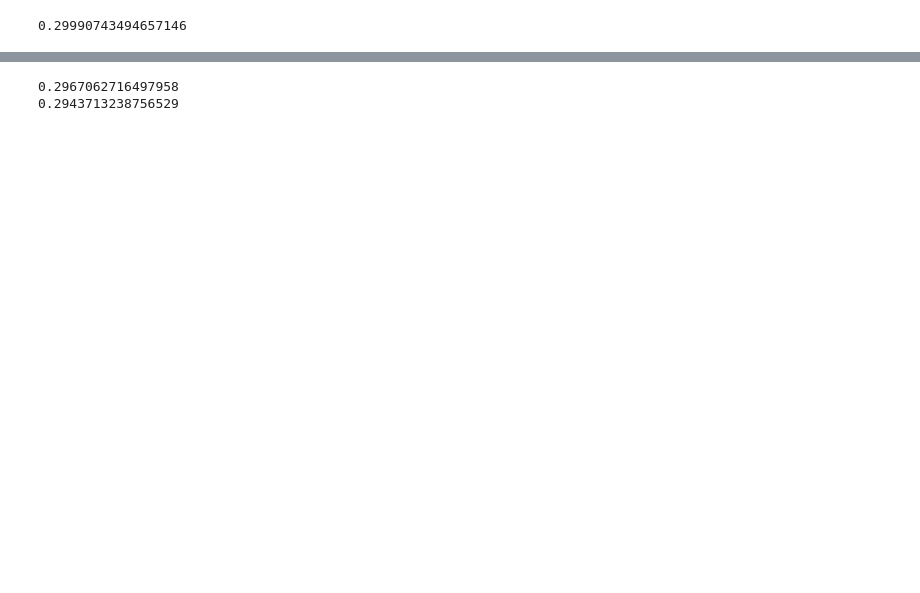
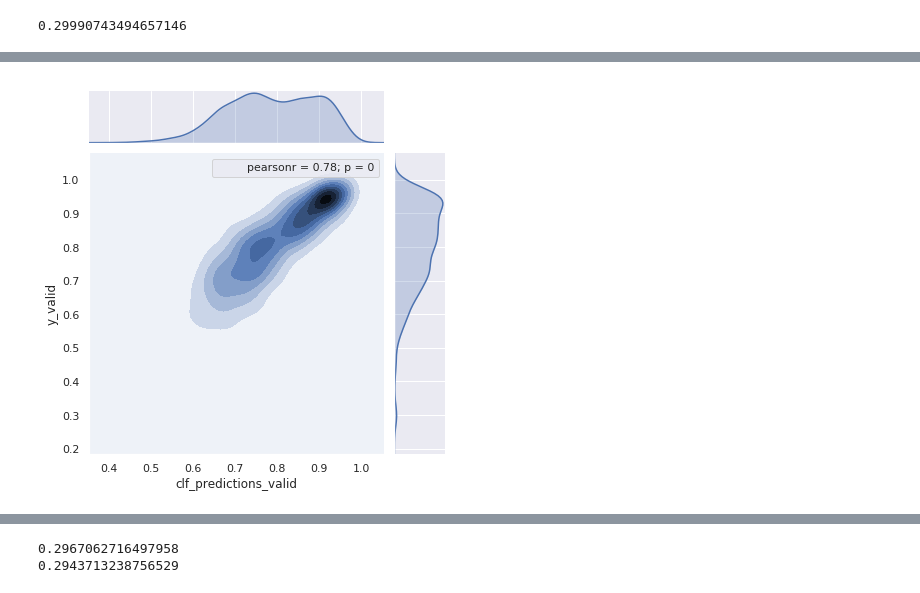
Before and after one commit to patrickbryant1/basic_scilife_scripts, a Jupyter notebook: models/baseline.ipynb, the cells around one changed output, grey strips where cells are left out. Saved outputs shown, nothing was run; the diff lists cells and outputs as text; code cells hidden in the pictures; blank space fills up the shorter version.

```diff
--- a/models/baseline.ipynb
+++ b/models/baseline.ipynb
@@ -197,0 +253,8 @@ imp_df.plot.bar(x='lab', y='val',rot=0)
+# %%
+df = pd.DataFrame(list(zip(clf_predictions_valid,y_valid)),
+               columns =['clf_predictions_valid','y_valid'])
+g = sns.jointplot(x='clf_predictions_valid', y='y_valid', data=df, kind = "kde")
+g.annotate(stats.pearsonr)
+plt.show()
+# %% [output]
+[figure, added]
```
Also changed, not shown: parts of 22 cells of this notebook, 2 other files.
